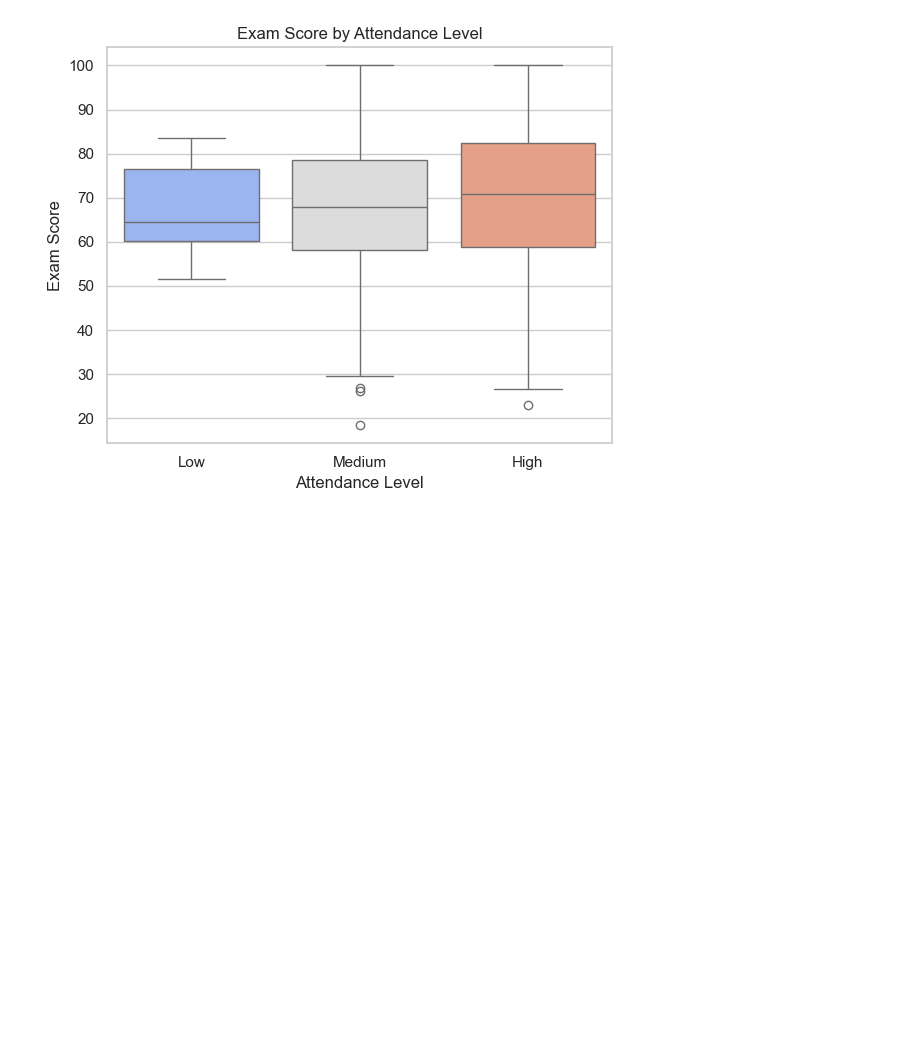
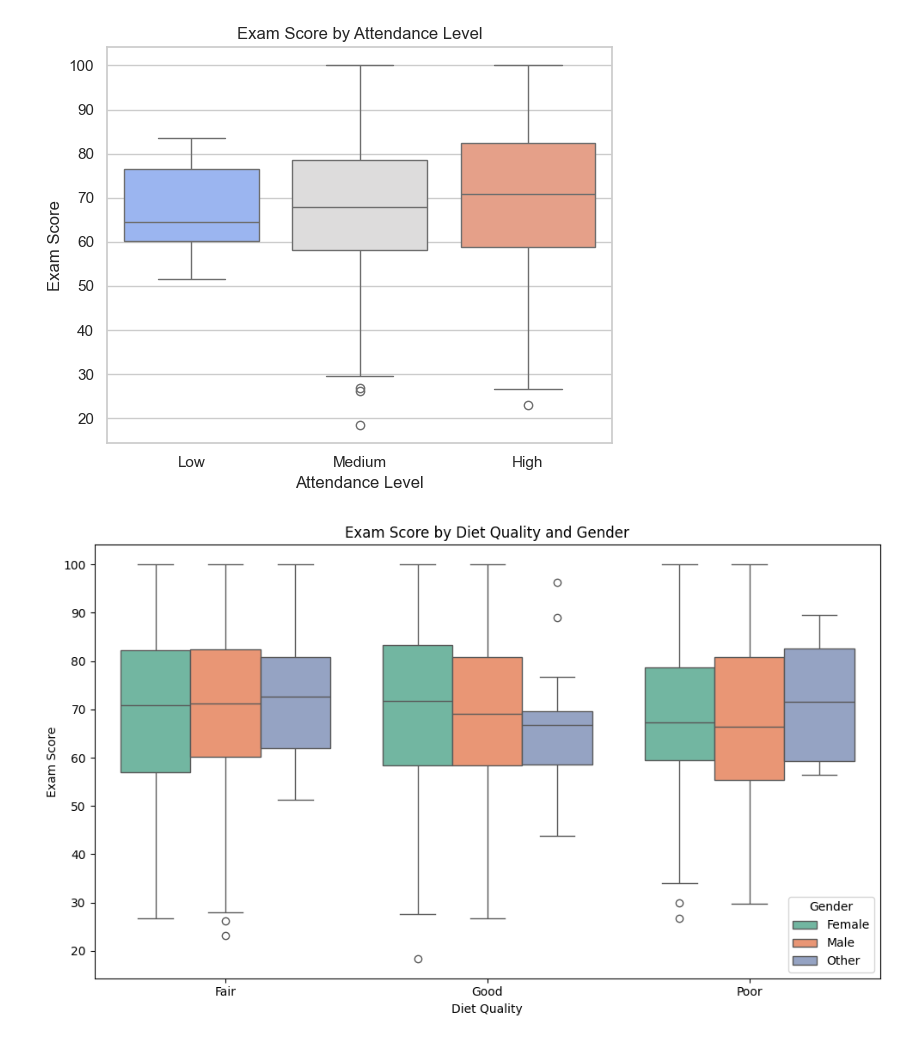
Before and after one commit to Dulyana-Silva/student-performance-dashboard, a Jupyter notebook: student_habits_performance.ipynb, the cells around one changed output. Cells and saved outputs as stored; diff of their text form; code cells hidden in the pictures; blank space fills up the shorter version.

```diff
--- a/student_habits_performance.ipynb
+++ b/student_habits_performance.ipynb
@@ -202,3 +202,35 @@ Passing `palette` without assigning `hue` is deprecated and will be removed in v
 
   sns.boxplot(data=df, x='attendance_group', y='exam_score', palette='coolwarm')
 [figure]
+# %%
+import pandas as pd
+df = pd.read_csv("student_habits_performance.csv")
+
+import seaborn as sns
+import matplotlib.pyplot as plt
+
+
+#Compare Exam Scores by Diet Quality, split by Gender
+plt.figure(figsize=(10, 6))
+
+# Create grouped boxplot
+sns.boxplot(
+    data=df,
+    x='diet_quality',
+    y='exam_score',
+    hue='gender',  # Split bars by gender
+    palette='Set2' # Choose a nice color palette
+)
+
+# Add titles and labels
+plt.title("Exam Score by Diet Quality and Gender")
+plt.xlabel("Diet Quality")
+plt.ylabel("Exam Score")
+plt.legend(title='Gender')
+plt.tight_layout()
+
+# Save the plot
+plt.savefig("diet_vs_score_by_gender.png")
+plt.show()
+# %% [output]
+[figure, added]
```
Also changed, not shown: parts of 2 cells of this notebook.
